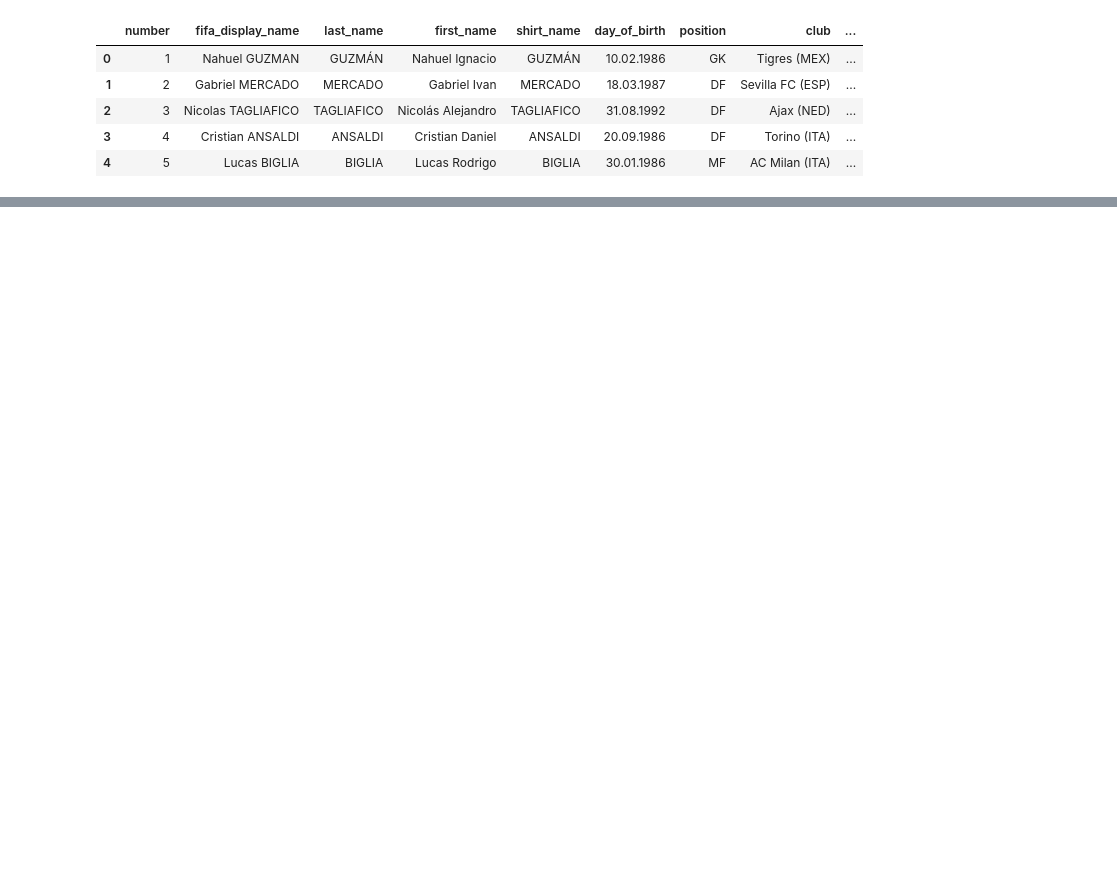
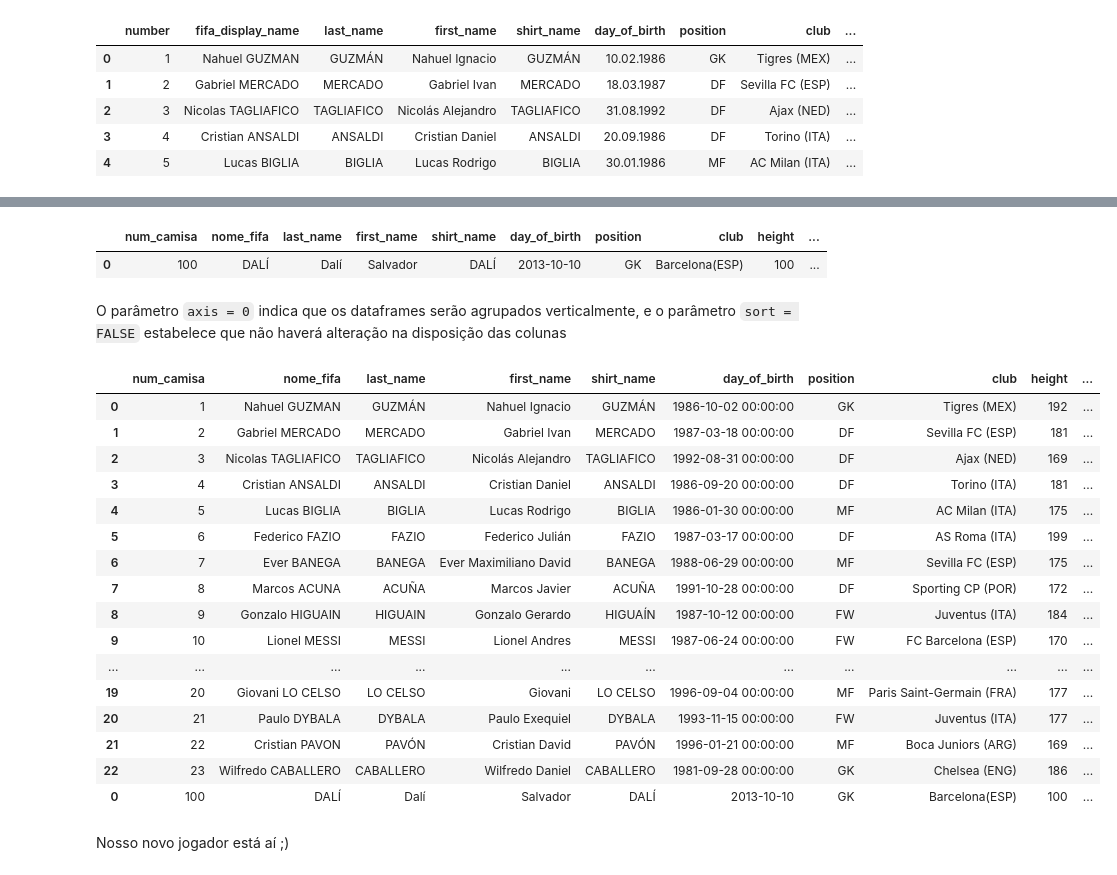
Before and after one commit to voigtjessica/tera_intro_python, a Jupyter notebook: docs/intro_pandas.ipynb, the cells around one changed output, grey strips where cells are left out. Saved outputs shown, nothing was run; the diff lists cells and outputs as text; code cells hidden in the pictures; blank space fills up the shorter version.

```diff
--- a/docs/intro_pandas.ipynb
+++ b/docs/intro_pandas.ipynb
@@ -262,0 +392,5 @@ Name: last_name, Length: 736, dtype: object
+# %%
+#Renomeando
+fifa = fifa.rename(columns={"number": "num_camisa",
+                            "fifa_display_name": "nome_fifa"})
+fifa.head()
@@ -262,0 +430,8 @@ Name: last_name, Length: 736, dtype: object
+# %%
+#Renomeando:
+fifa = fifa.rename(columns={'team': 'country'})
+
+#Juntando:
+fifa_countries = pd.merge(fifa, data_countries, on='country')
+
+fifa_countries.head()
@@ -262,0 +450,51 @@ Name: last_name, Length: 736, dtype: object
+# %%
+extra = pd.DataFrame({'num_camisa': [100]                      ,
+                      'nome_fifa': ['DALÍ'],
+                      'last_name': ['Dalí'],
+                      'first_name': ['Salvador'],
+                      'shirt_name': ['DALÍ'],
+                      'day_of_birth': ['2013-10-10'],
+                      'position': ['GK'],
+                      'club': ['Barcelona(ESP)'],
+                      'height': [100],
+                      'jogos_selecao': [0],
+                      'goals': [0],
+                      'country': ['Argentina'],
+                      'esporte': ['Futebol'],
+                      'media_gols': [0],
+                      'continent': ['South America']})
+
+extra
+# %% [output]
+|  | num_camisa | nome_fifa | last_name | first_name | shirt_name | day_of_birth | position | club | height | ... |
+| 0 | 100 | DALÍ | Dalí | Salvador | DALÍ | 2013-10-10 | GK | Barcelona(ESP) | 100 | ... |
+# %%
+#Concatenando dois dataframes:
+
+fifa_extra = pd.concat([fifa , extra], axis = 0, sort=False)
+# %% [markdown]
+O parâmetro `axis = 0` indica que os dataframes serão agrupados verticalmente, e o parâmetro `sort = FALSE` estabelece que não haverá alteração na disposição das colunas
+# %%
+#Procurando os jogadores do time da Argentina:
+
+fifa_extra.query('country == "Argentina"')
+# %% [output]
+|  | num_camisa | nome_fifa | last_name | first_name | shirt_name | day_of_birth | position | club | height | ... |
+| 0 | 1 | Nahuel GUZMAN | GUZMÁN | Nahuel Ignacio | GUZMÁN | 1986-10-02 00:00:00 | GK | Tigres (MEX) | 192 | ... |
+| 1 | 2 | Gabriel MERCADO | MERCADO | Gabriel Ivan | MERCADO | 1987-03-18 00:00:00 | DF | Sevilla FC (ESP) | 181 | ... |
+| 2 | 3 | Nicolas TAGLIAFICO | TAGLIAFICO | Nicolás Alejandro | TAGLIAFICO | 1992-08-31 00:00:00 | DF | Ajax (NED) | 169 | ... |
+| 3 | 4 | Cristian ANSALDI | ANSALDI | Cristian Daniel | ANSALDI | 1986-09-20 00:00:00 | DF | Torino (ITA) | 181 | ... |
+| 4 | 5 | Lucas BIGLIA | BIGLIA | Lucas Rodrigo | BIGLIA | 1986-01-30 00:00:00 | MF | AC Milan (ITA) | 175 | ... |
+| 5 | 6 | Federico FAZIO | FAZIO | Federico Julián | FAZIO | 1987-03-17 00:00:00 | DF | AS Roma (ITA) | 199 | ... |
+| 6 | 7 | Ever BANEGA | BANEGA | Ever Maximiliano David | BANEGA | 1988-06-29 00:00:00 | MF | Sevilla FC (ESP) | 175 | ... |
+| 7 | 8 | Marcos ACUNA | ACUÑA | Marcos Javier | ACUÑA | 1991-10-28 00:00:00 | DF | Sporting CP (POR) | 172 | ... |
+| 8 | 9 | Gonzalo HIGUAIN | HIGUAIN | Gonzalo Gerardo | HIGUAÍN | 1987-10-12 00:00:00 | FW | Juventus (ITA) | 184 | ... |
+| 9 | 10 | Lionel MESSI | MESSI | Lionel Andres | MESSI | 1987-06-24 00:00:00 | FW | FC Barcelona (ESP) | 170 | ... |
+| ... | ... | ... | ... | ... | ... | ... | ... | ... | ... | ... |
+| 19 | 20 | Giovani LO CELSO | LO CELSO | Giovani | LO CELSO | 1996-09-04 00:00:00 | MF | Paris Saint-Germain (FRA) | 177 | ... |
+| 20 | 21 | Paulo DYBALA | DYBALA | Paulo Exequiel | DYBALA | 1993-11-15 00:00:00 | FW | Juventus (ITA) | 177 | ... |
+| 21 | 22 | Cristian PAVON | PAVÓN | Cristian David | PAVÓN | 1996-01-21 00:00:00 | MF | Boca Juniors (ARG) | 169 | ... |
+| 22 | 23 | Wilfredo CABALLERO | CABALLERO | Wilfredo Daniel | CABALLERO | 1981-09-28 00:00:00 | GK | Chelsea (ENG) | 186 | ... |
+| 0 | 100 | DALÍ | Dalí | Salvador | DALÍ | 2013-10-10 | GK | Barcelona(ESP) | 100 | ... |
+# %% [markdown]
+Nosso novo jogador está aí ;)
```
Also changed, not shown: parts of 95 cells of this notebook, 4 other files.
